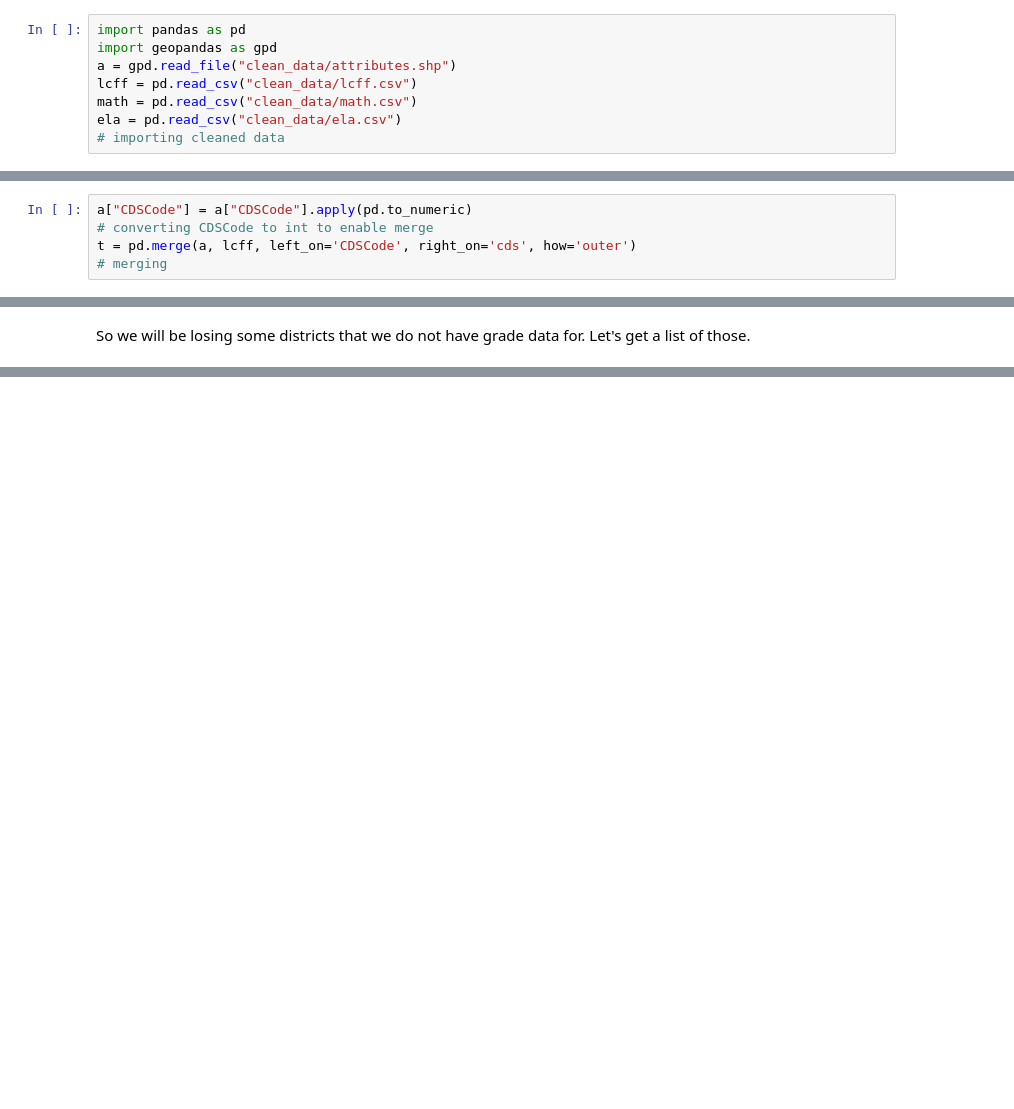
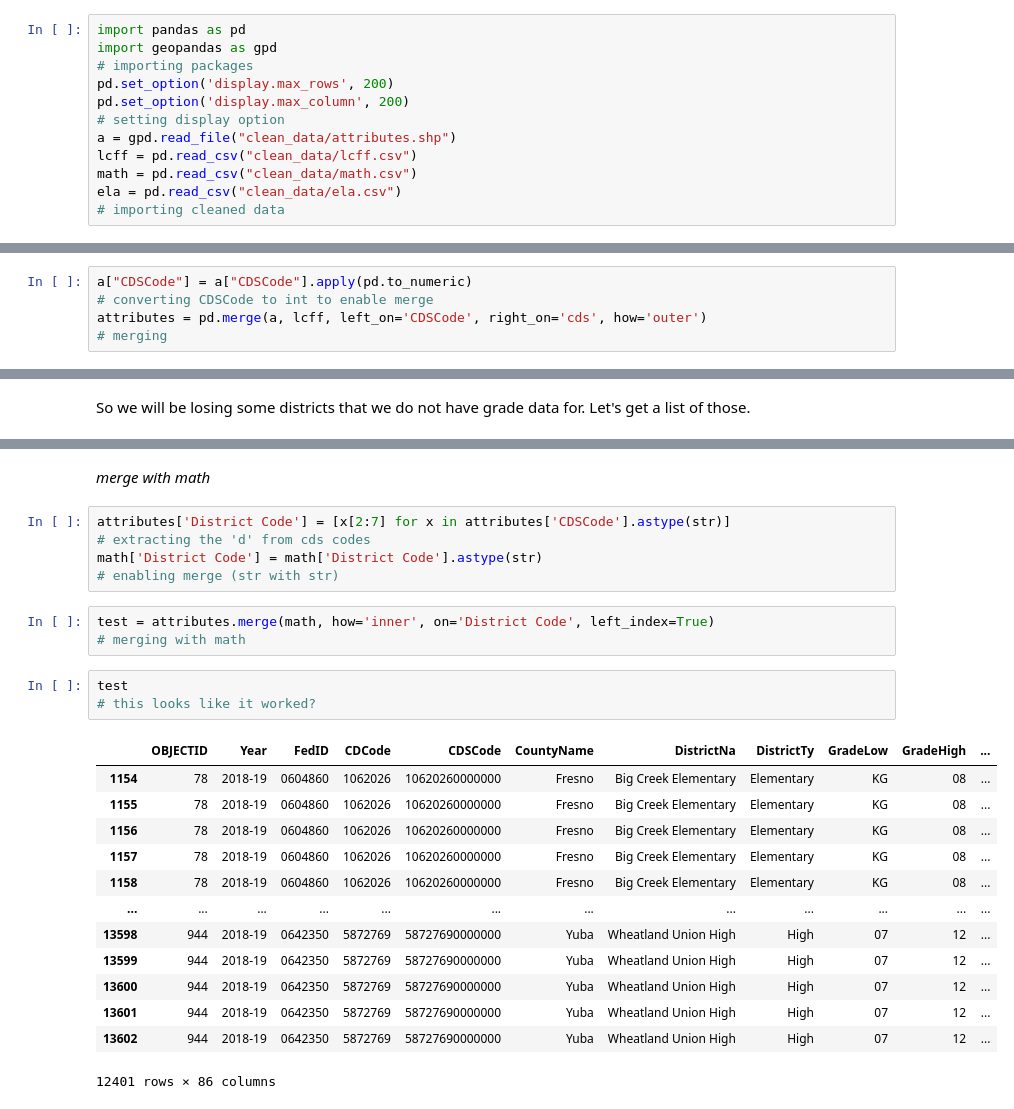
Before and after one commit to fiendskrah/finalcapstone, a Jupyter notebook: 2_merging.ipynb, the cells around one changed output, grey strips where cells are left out. Saved outputs shown, nothing was run; the diff lists cells and outputs as text; blank space fills up the shorter version.

Commit message:
merging sprint

```diff
--- a/2_merging.ipynb
+++ b/2_merging.ipynb
@@ -4,6 +4,10 @@ This notebook will merge all of the cleaned data into a single geodataframe.
 # %%
 import pandas as pd
 import geopandas as gpd
+# importing packages
+pd.set_option('display.max_rows', 200)
+pd.set_option('display.max_column', 200)
+# setting display option
 a = gpd.read_file("clean_data/attributes.shp")
 lcff = pd.read_csv("clean_data/lcff.csv")
 math = pd.read_csv("clean_data/math.csv")
@@ -81,5 +84,5 @@ a = a.replace(replacements)
 # %%
 a["CDSCode"] = a["CDSCode"].apply(pd.to_numeric)
 # converting CDSCode to int to enable merge
-t = pd.merge(a, lcff, left_on='CDSCode', right_on='cds', how='outer')
+attributes = pd.merge(a, lcff, left_on='CDSCode', right_on='cds', how='outer')
 # merging
@@ -173,0 +177,27 @@ s1.difference(s2)
+# %% [markdown]
+*merge with math*
+# %%
+attributes['District Code'] = [x[2:7] for x in attributes['CDSCode'].astype(str)]
+# extracting the 'd' from cds codes
+math['District Code'] = math['District Code'].astype(str)
+# enabling merge (str with str)
+# %%
+test = attributes.merge(math, how='inner', on='District Code', left_index=True)
+# merging with math
+# %%
+test
+# this looks like it worked?
+# %% [output]
+|  | OBJECTID | Year | FedID | CDCode | CDSCode | CountyName | DistrictNa | DistrictTy | GradeLow | GradeHigh | ... |
+| 1154 | 78 | 2018-19 | 0604860 | 1062026 | 10620260000000 | Fresno | Big Creek Elementary | Elementary | KG | 08 | ... |
+| 1155 | 78 | 2018-19 | 0604860 | 1062026 | 10620260000000 | Fresno | Big Creek Elementary | Elementary | KG | 08 | ... |
+| 1156 | 78 | 2018-19 | 0604860 | 1062026 | 10620260000000 | Fresno | Big Creek Elementary | Elementary | KG | 08 | ... |
+| 1157 | 78 | 2018-19 | 0604860 | 1062026 | 10620260000000 | Fresno | Big Creek Elementary | Elementary | KG | 08 | ... |
+| 1158 | 78 | 2018-19 | 0604860 | 1062026 | 10620260000000 | Fresno | Big Creek Elementary | Elementary | KG | 08 | ... |
+| ... | ... | ... | ... | ... | ... | ... | ... | ... | ... | ... | ... |
+| 13598 | 944 | 2018-19 | 0642350 | 5872769 | 58727690000000 | Yuba | Wheatland Union High | High | 07 | 12 | ... |
+| 13599 | 944 | 2018-19 | 0642350 | 5872769 | 58727690000000 | Yuba | Wheatland Union High | High | 07 | 12 | ... |
+| 13600 | 944 | 2018-19 | 0642350 | 5872769 | 58727690000000 | Yuba | Wheatland Union High | High | 07 | 12 | ... |
+| 13601 | 944 | 2018-19 | 0642350 | 5872769 | 58727690000000 | Yuba | Wheatland Union High | High | 07 | 12 | ... |
+| 13602 | 944 | 2018-19 | 0642350 | 5872769 | 58727690000000 | Yuba | Wheatland Union High | High | 07 | 12 | ... |
+12401 rows × 86 columns
```
Also changed, not shown: parts of 19 cells of this notebook.
